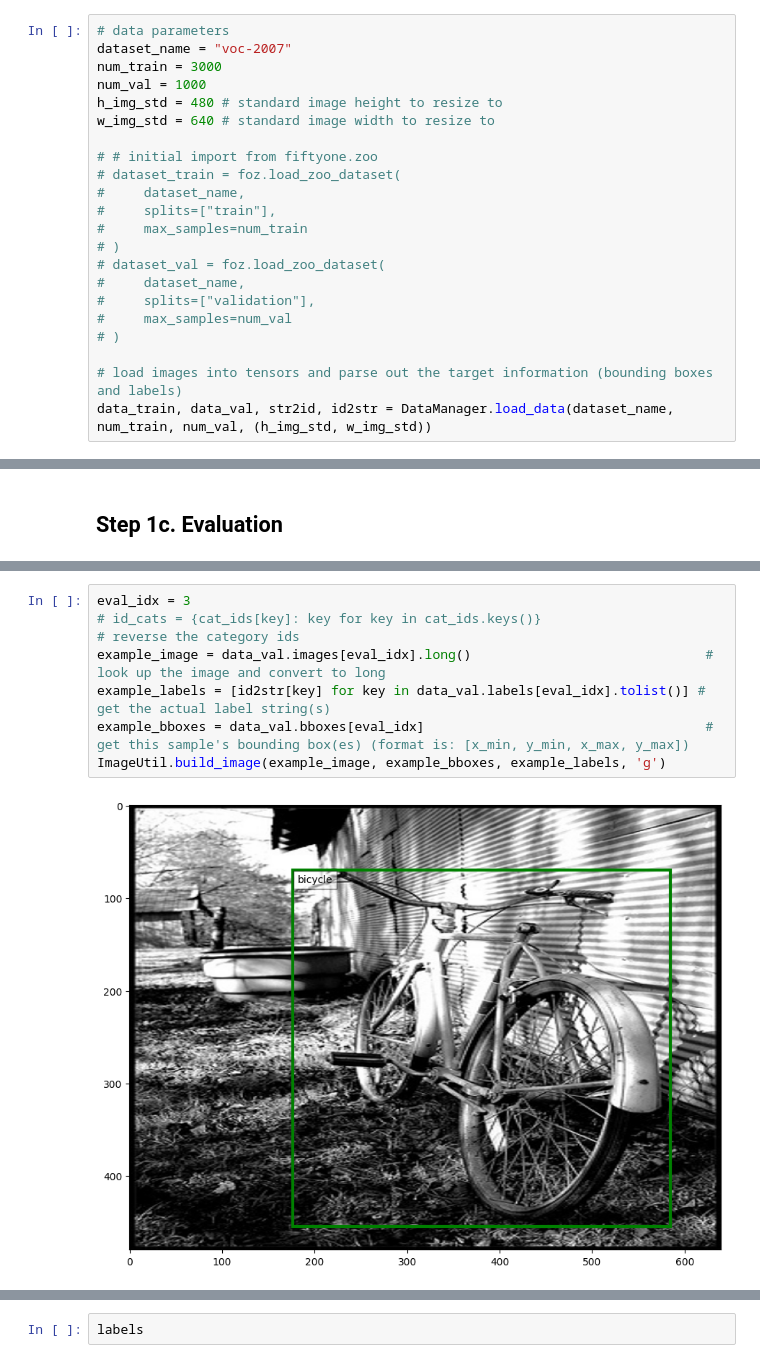
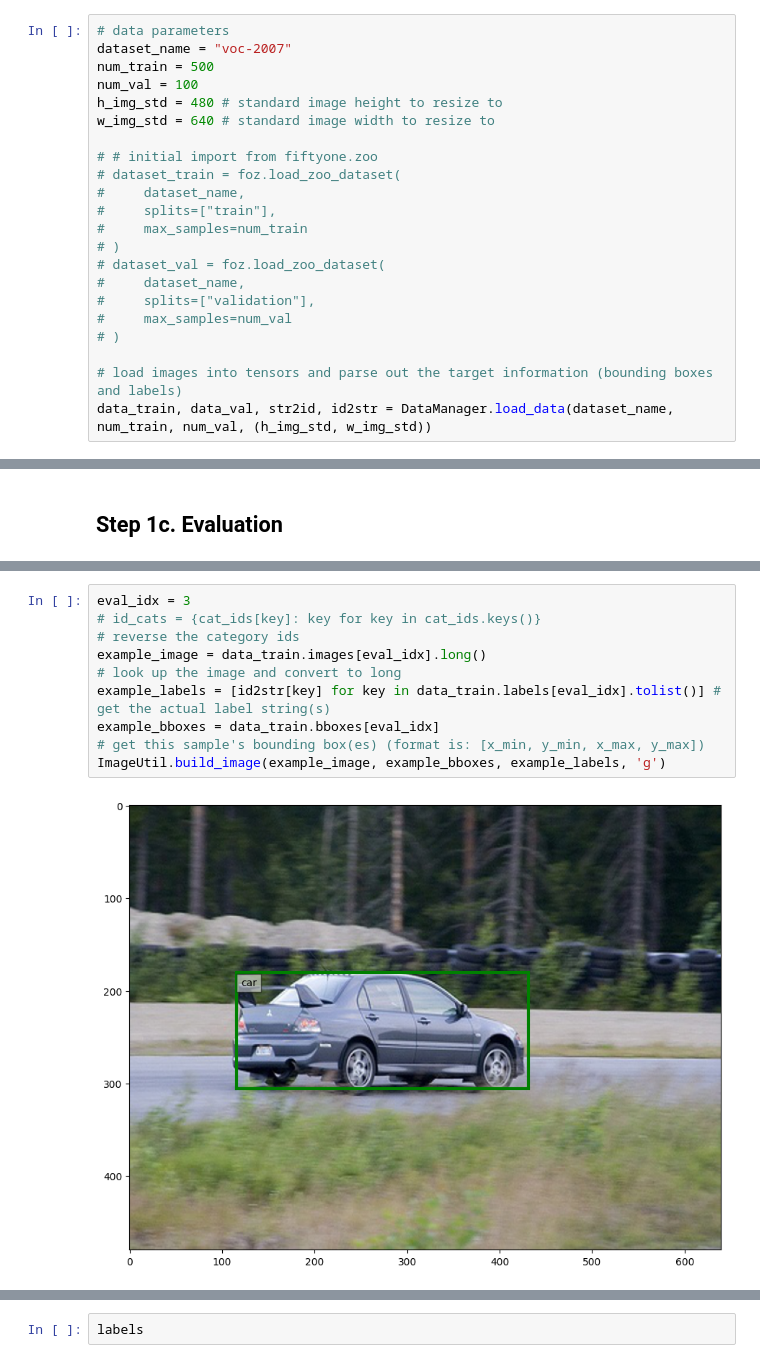
Before and after one commit to cskroonenberg/Mask_R-CNN, a Jupyter notebook: CS-7643 Project Code.ipynb, the cells around one changed output, grey strips where cells are left out. Saved outputs shown, nothing was run; the diff lists cells and outputs as text.

```diff
--- a/CS-7643 Project Code.ipynb
+++ b/CS-7643 Project Code.ipynb
@@ -41,8 +29,8 @@ Current device is: cuda
 # %%
 # data parameters
 dataset_name = "voc-2007"
-num_train = 3000
-num_val = 1000
+num_train = 500
+num_val = 100
 h_img_std = 480 # standard image height to resize to
 w_img_std = 640 # standard image width to resize to
 
@@ -191,12 +145,12 @@ proposals, scores, labels = model.evaluate(data_val.images[0:10].to(device))
 # %%
 eval_idx = 3
 # id_cats = {cat_ids[key]: key for key in cat_ids.keys()}                            # reverse the category ids
-example_image = data_val.images[eval_idx].long()                              # look up the image and convert to long
-example_labels = [id2str[key] for key in data_val.labels[eval_idx].tolist()] # get the actual label string(s)
-example_bboxes = data_val.bboxes[eval_idx]                                    # get this sample's bounding box(es) (format is: [x_min, y_min, x_max, y_max])
+example_image = data_train.images[eval_idx].long()                              # look up the image and convert to long
+example_labels = [id2str[key] for key in data_train.labels[eval_idx].tolist()] # get the actual label string(s)
+example_bboxes = data_train.bboxes[eval_idx]                                    # get this sample's bounding box(es) (format is: [x_min, y_min, x_max, y_max])
 ImageUtil.build_image(example_image, example_bboxes, example_labels, 'g')
 # %% [output]
-[figure, old version]
+[figure, new version]
 # %%
 eval_labels = [id2str[key] for key in labels[eval_idx].tolist()] # get the actual label string(s)
 eval_bboxes = proposals[eval_idx]                                    # get this sample's bounding box(es) (format is: [x_min, y_min, x_max, y_max])
```
Also changed, not shown: parts of 12 cells of this notebook, 4 other files.
